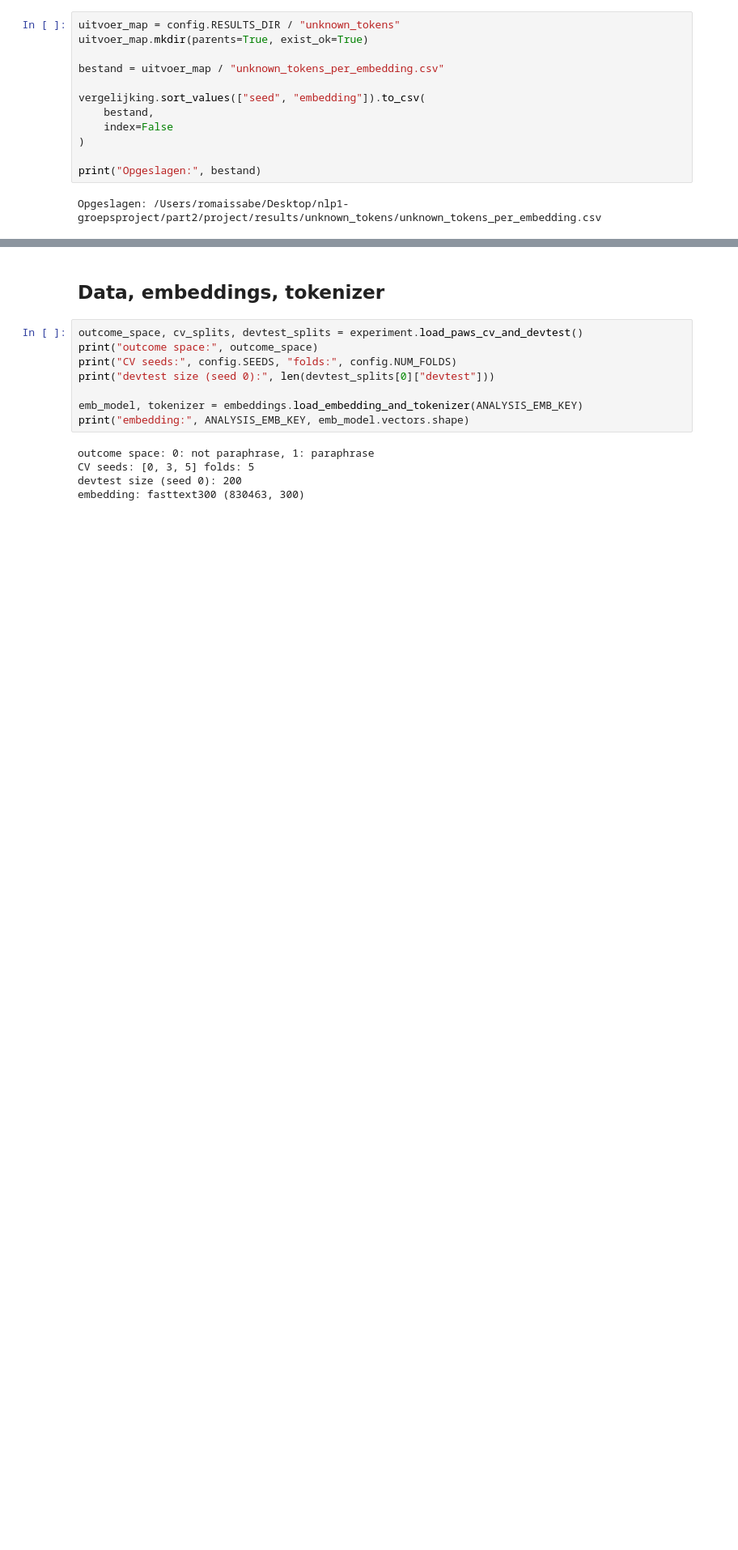
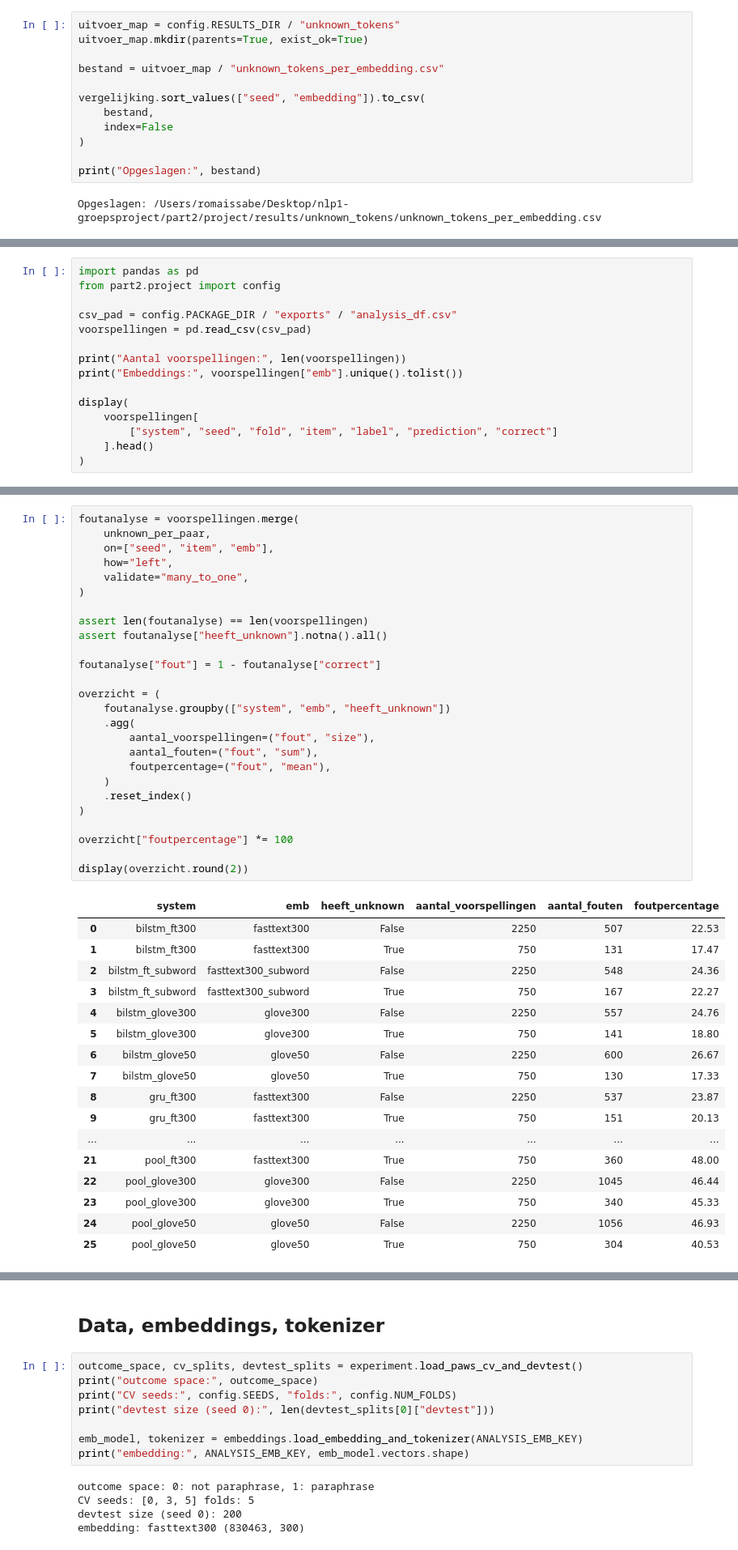
Before and after one commit to Joeyjdl/nlp1-student, a Jupyter notebook: part2/project/project.ipynb, the cells around one changed output, grey strips where cells are left out. Shown at 81% size. Saved outputs shown, nothing was run; the diff lists cells and outputs as text; blank space fills up the shorter version.

Commit message:
Link unknown-token coverage to prediction errors

```diff
--- a/part2/project/project.ipynb
+++ b/part2/project/project.ipynb
@@ -391,0 +484,15 @@ Opgeslagen: /Users/romaissabe/Desktop/nlp1-groepsproject/part2/project/results/u
+# %%
+import pandas as pd
+from part2.project import config
+
+csv_pad = config.PACKAGE_DIR / "exports" / "analysis_df.csv"
+voorspellingen = pd.read_csv(csv_pad)
+
+print("Aantal voorspellingen:", len(voorspellingen))
+print("Embeddings:", voorspellingen["emb"].unique().tolist())
+
+display(
+    voorspellingen[
+        ["system", "seed", "fold", "item", "label", "prediction", "correct"]
+    ].head()
+)
@@ -391,0 +598,44 @@ Opgeslagen: /Users/romaissabe/Desktop/nlp1-groepsproject/part2/project/results/u
+# %%
+foutanalyse = voorspellingen.merge(
+    unknown_per_paar,
+    on=["seed", "item", "emb"],
+    how="left",
+    validate="many_to_one",
+)
+
+assert len(foutanalyse) == len(voorspellingen)
+assert foutanalyse["heeft_unknown"].notna().all()
+
+foutanalyse["fout"] = 1 - foutanalyse["correct"]
+
+overzicht = (
+    foutanalyse.groupby(["system", "emb", "heeft_unknown"])
+    .agg(
+        aantal_voorspellingen=("fout", "size"),
+        aantal_fouten=("fout", "sum"),
+        foutpercentage=("fout", "mean"),
+    )
+    .reset_index()
+)
+
+overzicht["foutpercentage"] *= 100
+
+display(overzicht.round(2))
+# %% [output]
+|  | system | emb | heeft_unknown | aantal_voorspellingen | aantal_fouten | foutpercentage |
+| 0 | bilstm_ft300 | fasttext300 | False | 2250 | 507 | 22.53 |
+| 1 | bilstm_ft300 | fasttext300 | True | 750 | 131 | 17.47 |
+| 2 | bilstm_ft_subword | fasttext300_subword | False | 2250 | 548 | 24.36 |
+| 3 | bilstm_ft_subword | fasttext300_subword | True | 750 | 167 | 22.27 |
+| 4 | bilstm_glove300 | glove300 | False | 2250 | 557 | 24.76 |
+| 5 | bilstm_glove300 | glove300 | True | 750 | 141 | 18.80 |
+| 6 | bilstm_glove50 | glove50 | False | 2250 | 600 | 26.67 |
+| 7 | bilstm_glove50 | glove50 | True | 750 | 130 | 17.33 |
+| 8 | gru_ft300 | fasttext300 | False | 2250 | 537 | 23.87 |
+| 9 | gru_ft300 | fasttext300 | True | 750 | 151 | 20.13 |
+| ... | ... | ... | ... | ... | ... | ... |
+| 21 | pool_ft300 | fasttext300 | True | 750 | 360 | 48.00 |
+| 22 | pool_glove300 | glove300 | False | 2250 | 1045 | 46.44 |
+| 23 | pool_glove300 | glove300 | True | 750 | 340 | 45.33 |
+| 24 | pool_glove50 | glove50 | False | 2250 | 1056 | 46.93 |
+| 25 | pool_glove50 | glove50 | True | 750 | 304 | 40.53 |
```
Also changed, not shown: parts of 19 cells of this notebook.
